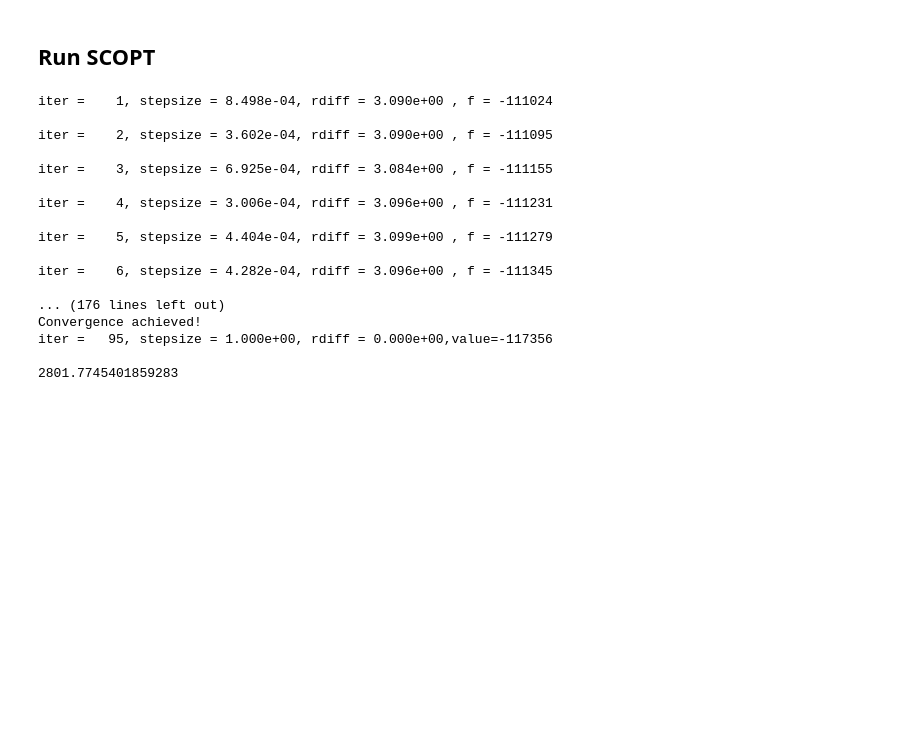
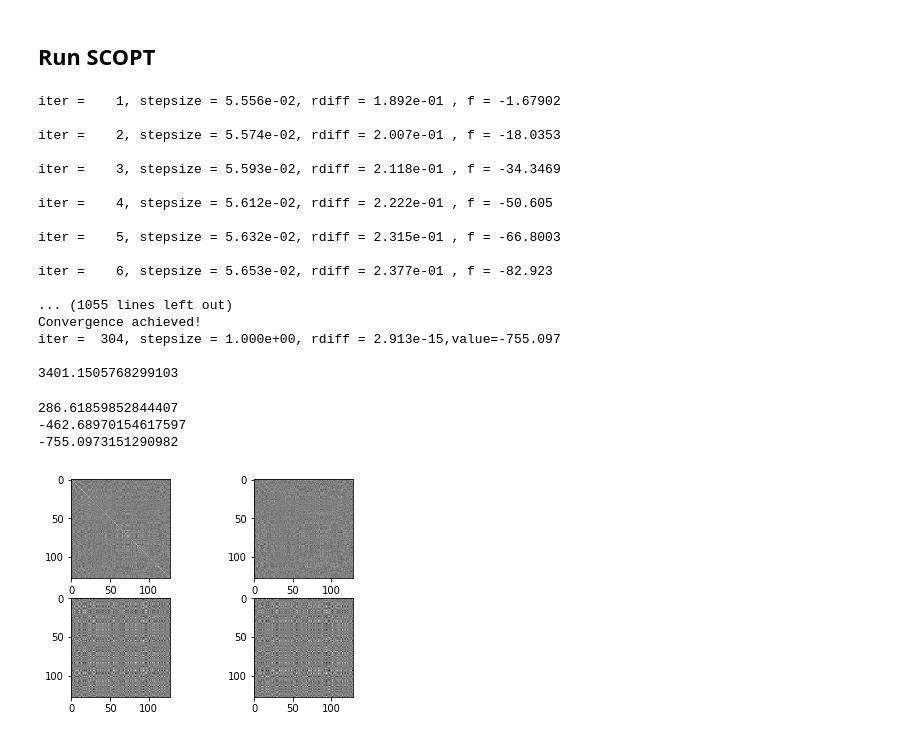
Before and after one commit to kamil-safin/scfw_experiments, a Jupyter notebook: scfw/run_phase_retrival.ipynb, the cells around one changed output. Drawn from its saved outputs; the diff is of its cells as text; code cells hidden in the pictures; blank space fills up the shorter version.

```diff
--- a/scfw/run_phase_retrival.ipynb
+++ b/scfw/run_phase_retrival.ipynb
@@ -23,12 +25,18 @@ with open(os.path.join(data_folder, problem_name + '.pckl'), 'rb') as f:
 a = data['a']
 x_sol = data['x_sol']
 x_0 = data['x_0']
+
+for i in range(a.shape[0]):
+    a[i,:]=a[i,:]/np.linalg.norm(a[i,:])
 A = np.array([np.dot(a_i.reshape(-1, 1), np.conj(a_i).reshape(1, -1)) for a_i in a])
 X_sol = np.dot(x_sol.reshape(-1, 1), np.conj(x_sol).reshape(1, -1))
 X_0 = np.dot(x_0.reshape(-1, 1), np.conj(x_0).reshape(1, -1))
 
-lambda_val = [pr.norm(np.vdot(a_i, x_sol)) for a_i in a]
+lambda_val = [pr.norm(np.vdot(a_i, x_sol))**2 for a_i in a]
+np.random.seed(1)
 y = np.array([np.random.poisson(lambda_i) for lambda_i in lambda_val])
 
 #y = data['y']
 c = np.mean(y)
+print(c,sum(np.diag(X_sol.real)))
+c=300 #in order to use the above estimation we need n>>p
@@ -96,20 +106,37 @@ results[problem_name]['scopt'] = {
     'grad_hist': grad_hist
 }
 # %% [output]
-iter =    1, stepsize = 8.498e-04, rdiff = 3.090e+00 , f = -111024
+iter =    1, stepsize = 5.556e-02, rdiff = 1.892e-01 , f = -1.67902
 
-iter =    2, stepsize = 3.602e-04, rdiff = 3.090e+00 , f = -111095
+iter =    2, stepsize = 5.574e-02, rdiff = 2.007e-01 , f = -18.0353
 
-iter =    3, stepsize = 6.925e-04, rdiff = 3.084e+00 , f = -111155
+iter =    3, stepsize = 5.593e-02, rdiff = 2.118e-01 , f = -34.3469
 
-iter =    4, stepsize = 3.006e-04, rdiff = 3.096e+00 , f = -111231
+iter =    4, stepsize = 5.612e-02, rdiff = 2.222e-01 , f = -50.605
 
-iter =    5, stepsize = 4.404e-04, rdiff = 3.099e+00 , f = -111279
+iter =    5, stepsize = 5.632e-02, rdiff = 2.315e-01 , f = -66.8003
 
-iter =    6, stepsize = 4.282e-04, rdiff = 3.096e+00 , f = -111345
+iter =    6, stepsize = 5.653e-02, rdiff = 2.377e-01 , f = -82.923
 
-... (176 lines left out)
+... (1055 lines left out)
 Convergence achieved!
-iter =   95, stepsize = 1.000e+00, rdiff = 0.000e+00,value=-117356
+iter =  304, stepsize = 1.000e+00, rdiff = 2.913e-15,value=-755.097
 
-2801.7745401859283
+3401.1505768299103
+# %%
+plt.subplot(2, 2, 1)
+plt.imshow(X.real,cmap='gray',vmin=-10,vmax=10)
+plt.subplot(2, 2, 2)
+plt.imshow(X.imag,cmap='gray',vmin=-10,vmax=10)
+plt.subplot(2, 2, 3)
+plt.imshow(X_sol.real,cmap='gray',vmin=-10,vmax=10)
+plt.subplot(2, 2, 4)
+plt.imshow(X_sol.imag,cmap='gray',vmin=-10,vmax=10)
+print(np.linalg.norm(X_sol-X))
+print(func_x(X_sol)[0])
+print(func_x(X)[0])
+# %% [output]
+286.61859852844407
+-462.68970154617597
+-755.0973151290982
+[figure, added]
```
Also changed, not shown: parts of 3 cells of this notebook, 5 other files.
